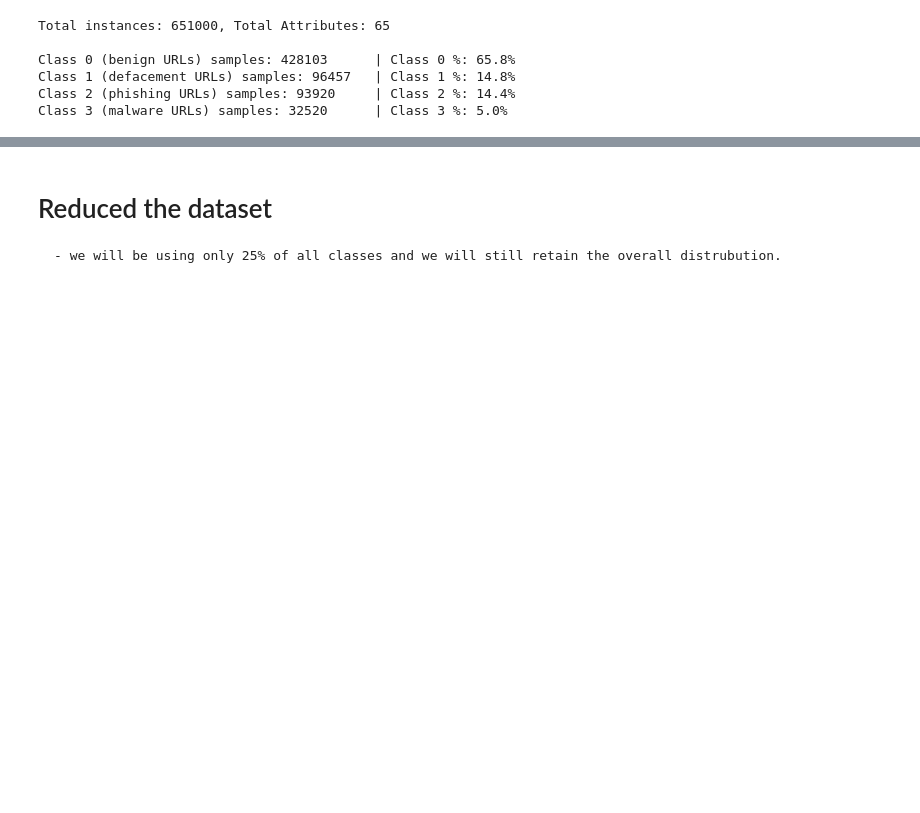
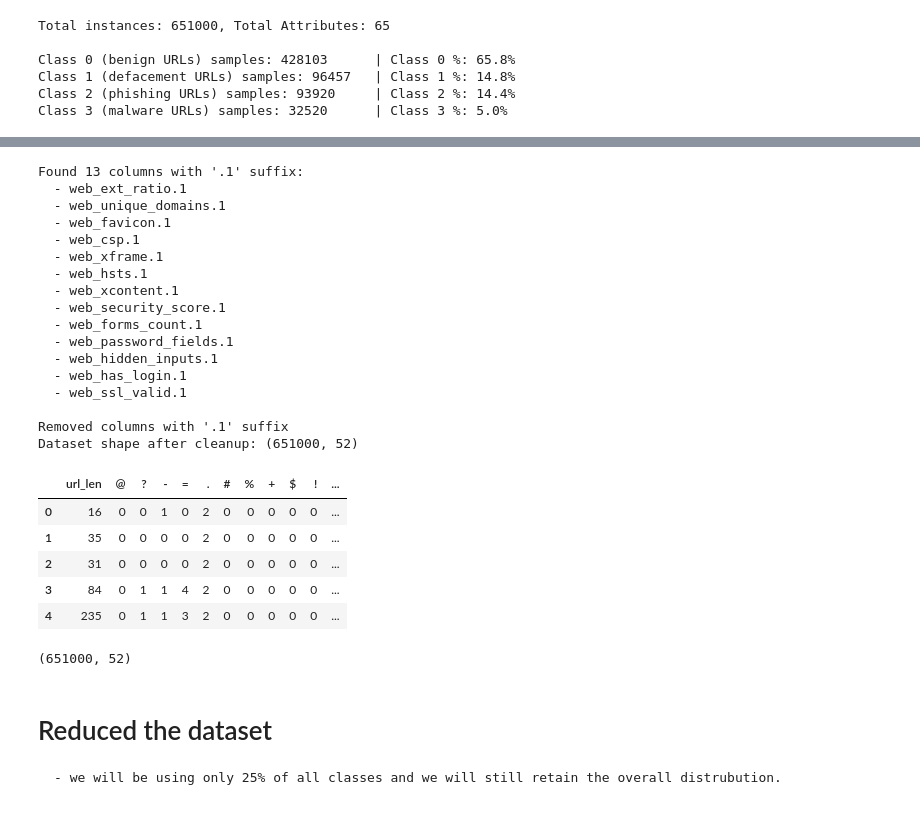
Before and after one commit to Ahsa21/colab-project, a Jupyter notebook: project.ipynb, the cells around one changed output, grey strips where cells are left out. Drawn from its saved outputs; the diff is of its cells as text; code cells hidden in the pictures; blank space fills up the shorter version.

```diff
--- a/project.ipynb
+++ b/project.ipynb
@@ -77,3 +79,47 @@ Class 3 (malware URLs) samples: 32520      | Class 3 %: 5.0%
+# %%
+# Remove columns with .1 suffix
+cols_to_remove = [col for col in dataset.columns if col.endswith('.1')]
+
+if cols_to_remove:
+    print(f"Found {len(cols_to_remove)} columns with '.1' suffix:")
+    for col in cols_to_remove:
+        print(f"  - {col}")
+
+    dataset = dataset.drop(columns=cols_to_remove)
+    print(f"\nRemoved columns with '.1' suffix")
+    print(f"Dataset shape after cleanup: {dataset.shape}")
+else:
+    print("No columns with '.1' suffix found")
+
+dataset.head(5)
+# %% [output]
+Found 13 columns with '.1' suffix:
+  - web_ext_ratio.1
+  - web_unique_domains.1
+  - web_favicon.1
+  - web_csp.1
+  - web_xframe.1
+  - web_hsts.1
+  - web_xcontent.1
+  - web_security_score.1
+  - web_forms_count.1
+  - web_password_fields.1
+  - web_hidden_inputs.1
+  - web_has_login.1
+  - web_ssl_valid.1
+
+Removed columns with '.1' suffix
+Dataset shape after cleanup: (651000, 52)
+|  | url_len | @ | ? | - | = | . | # | % | + | $ | ! | ... |
+| 0 | 16 | 0 | 0 | 1 | 0 | 2 | 0 | 0 | 0 | 0 | 0 | ... |
+| 1 | 35 | 0 | 0 | 0 | 0 | 2 | 0 | 0 | 0 | 0 | 0 | ... |
+| 2 | 31 | 0 | 0 | 0 | 0 | 2 | 0 | 0 | 0 | 0 | 0 | ... |
+| 3 | 84 | 0 | 1 | 1 | 4 | 2 | 0 | 0 | 0 | 0 | 0 | ... |
+| 4 | 235 | 0 | 1 | 1 | 3 | 2 | 0 | 0 | 0 | 0 | 0 | ... |
+# %%
+dataset.shape
+# %% [output]
+(651000, 52)
 # %% [markdown]
 # Reduced the dataset
     - we will be using only 25% of all classes and we will still retain the overall distrubution.
```
Also changed, not shown: parts of 20 cells of this notebook.
